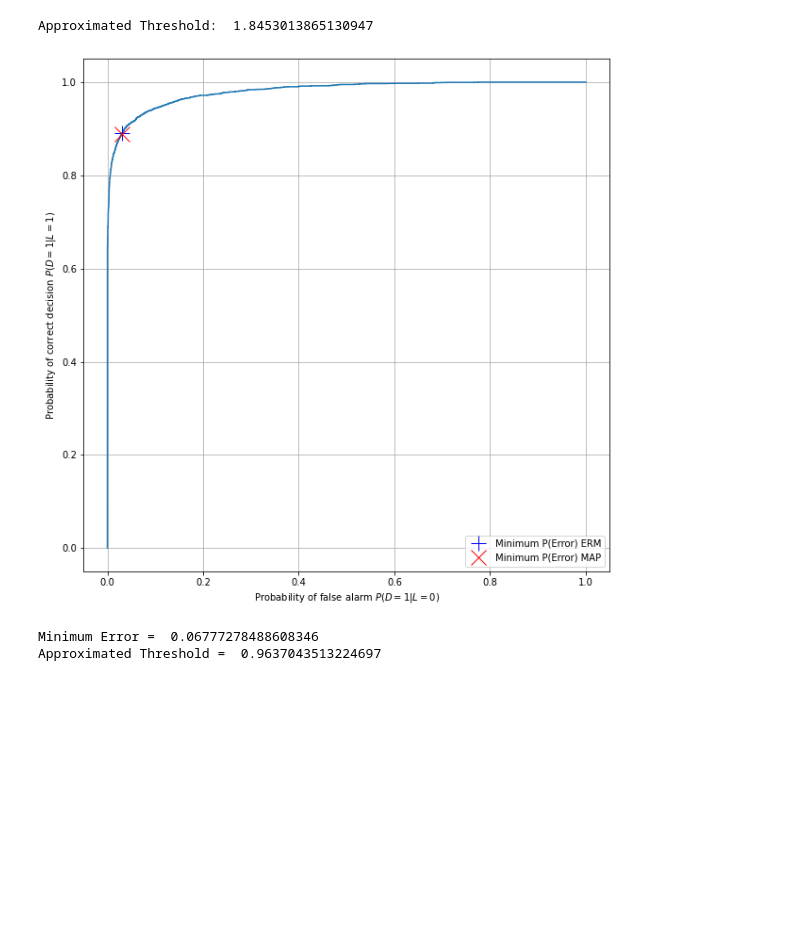
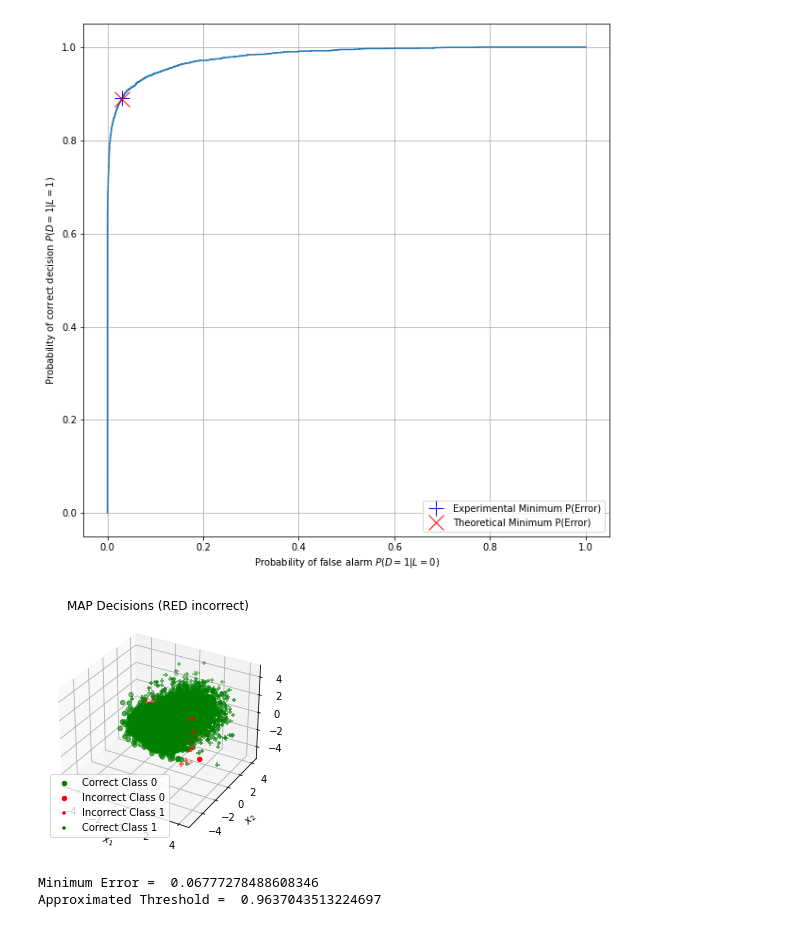
Before and after one commit to meuliano/EECE5644, a Jupyter notebook: HW1/hw1_1.ipynb, the cells around one changed output. Drawn from its saved outputs; the diff is of its cells as text; code cells hidden in the pictures; blank space fills up the shorter version.

```diff
--- a/HW1/hw1_1.ipynb
+++ b/HW1/hw1_1.ipynb
@@ -188,30 +168,36 @@ def estimate_roc(discriminant_score, label):
-# %%
-roc_erm, tau, prob_error = estimate_roc(discriminant_score_erm, labels)
-roc_map = np.array((p_10_map, p_11_map))
-
-# Find minimum error and index
-minimum_error = min(prob_error)
-minimum_index = prob_error.index(minimum_error)
-
-# Experimental / approximate Threshold Gamma value
-# e^ (undo log in prev cell)
-gamma_approx = np.exp(tau[minimum_index])
-print("Approximated Threshold: ", gamma_approx)
-# %% [output]
-Approximated Threshold:  1.8453013865130947
 # %%
+# Plot ROC
 fig_roc, ax_roc = plt.subplots(figsize=(10, 10))
 ax_roc.plot(roc_erm[0], roc_erm[1])
-ax_roc.plot(roc_erm[0,minimum_index], roc_erm[1,minimum_index],'b+', label="Minimum P(Error) ERM", markersize=16)
-ax_roc.plot(roc_map[0], roc_map[1], 'rx', label="Minimum P(Error) MAP", markersize=16)
+ax_roc.plot(roc_erm[0,minimum_index], roc_erm[1,minimum_index],'b+', label="Experimental Minimum P(Error)", markersize=16)
+ax_roc.plot(roc_map[0], roc_map[1], 'rx', label="Theoretical Minimum P(Error)", markersize=16)
 ax_roc.legend()
 ax_roc.set_xlabel(r"Probability of false alarm $P(D=1|L=0)$")
 ax_roc.set_ylabel(r"Probability of correct decision $P(D=1|L=1)$")
 plt.grid(True)
 
 fig_roc;
+
+
+# Display MAP decisions
+fig = plt.figure(figsize=(10, 10))
+ax4 = fig.add_subplot(131, projection = '3d')
+
+# class 0 circle, class 1 +, correct green, incorrect red
+ax4.scatter(X[ind_00_map, 0], X[ind_00_map, 1], X[ind_00_map, 2], c='g',marker='o', label="Correct Class 0")
+ax4.scatter(X[ind_10_map, 0], X[ind_10_map, 1], X[ind_10_map, 2], c='r',marker='o', label="Incorrect Class 0")
+ax4.scatter(X[ind_01_map, 0], X[ind_01_map, 1], X[ind_01_map, 2], c='r',marker='+', label="Incorrect Class 1")
+ax4.scatter(X[ind_11_map, 0], X[ind_11_map, 1], X[ind_11_map, 2], c='g',marker='+', label="Correct Class 1")
+
+plt.legend()
+plt.xlabel(r"$x_1$")
+plt.ylabel(r"$x_2$")
+plt.title("MAP Decisions (RED incorrect)")
+plt.tight_layout()
+plt.show()
 # %% [output]
-[figure, old version]
+[figure, new version]
+[figure, added]
 # %%
 # PART B
 # ------------- EXPERIMENTAL --------------
```
Also changed, not shown: parts of 8 cells of this notebook.
